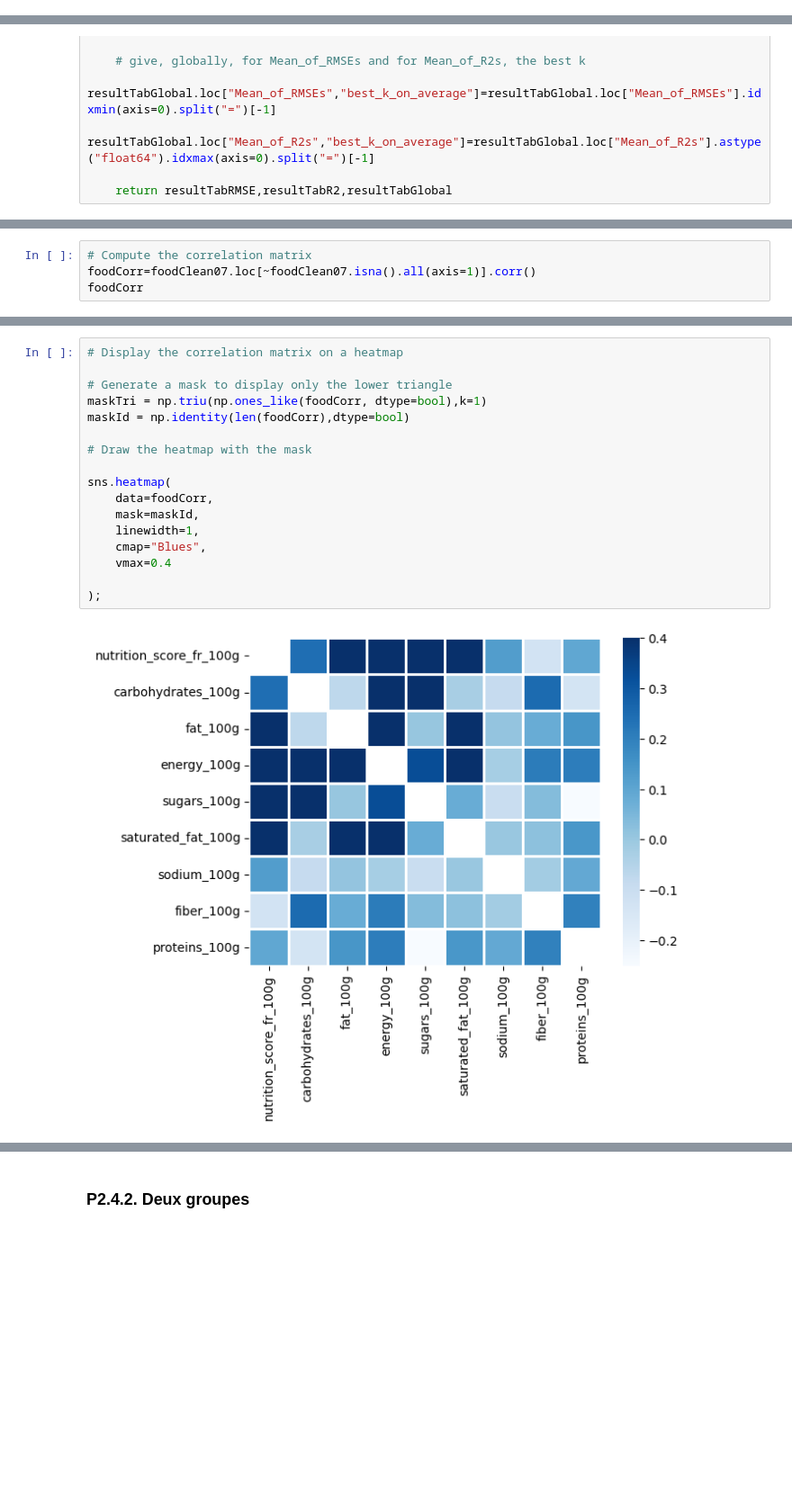
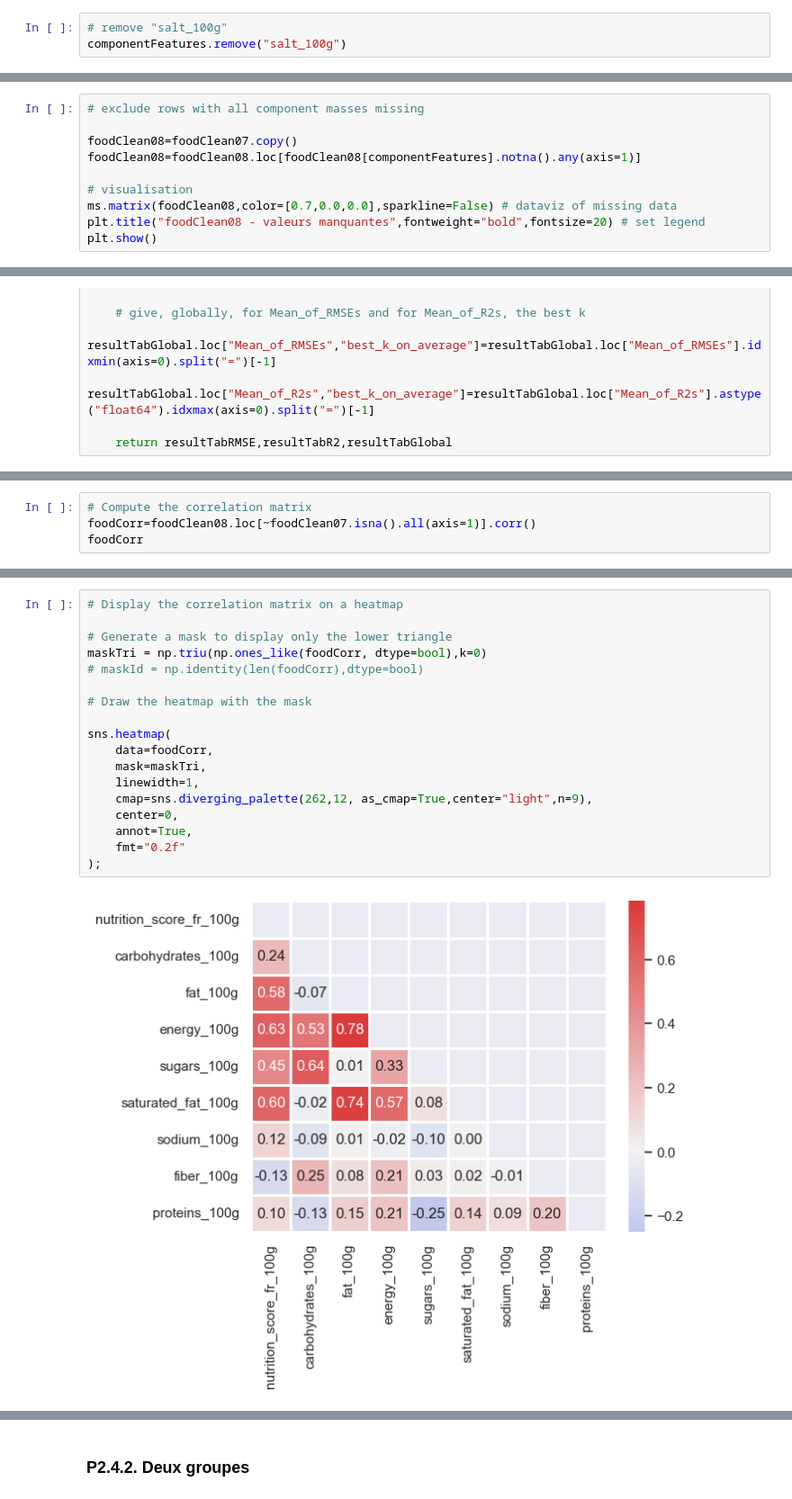
Before and after one commit to ClementPatin/OC-P3, a Jupyter notebook: Patin_Clement_1_notebook_052023.ipynb, the cells around one changed output, grey strips where cells are left out. Shown at 90% size. Drawn from its saved outputs; the diff is of its cells as text; blank space fills up the shorter version.

Commit message:
remove complete NaN rows - change imput methode explanation - redo tests - make groups based on corr

```diff
--- a/Patin_Clement_1_notebook_052023.ipynb
+++ b/Patin_Clement_1_notebook_052023.ipynb
@@ -851,4 +854,7 @@ foodClean06.loc[foodSaltOrSodium.index][["sodium_100g","salt_100g"]]
 | 286048 | NaN | NaN |
 | 296191 | NaN | NaN |
 | 302467 | NaN | NaN |
+# %%
+# remove "salt_100g"
+componentFeatures.remove("salt_100g")
 # %%
@@ -1057,0 +1084,10 @@ Nous allons dans un premier temps traiter les valeurs manquantes des variables n
+# %%
+# exclude rows with all component masses missing
+
+foodClean08=foodClean07.copy()
+foodClean08=foodClean08.loc[foodClean08[componentFeatures].notna().any(axis=1)]
+
+# visualisation
+ms.matrix(foodClean08,color=[0.7,0.0,0.0],sparkline=False) # dataviz of missing data
+plt.title("foodClean08 - valeurs manquantes",fontweight="bold",fontsize=20) # set legend
+plt.show()
@@ -1603,6 +1580,6 @@ foodIncompleteOthers.shape
 # %%
 # Compute the correlation matrix
-foodCorr=foodClean07.loc[~foodClean07.isna().all(axis=1)].corr()
+foodCorr=foodClean08.loc[~foodClean07.isna().all(axis=1)].corr()
 foodCorr
 # %% [output]
 |  | nutrition_score_fr_100g | carbohydrates_100g | fat_100g | energy_100g | sugars_100g | saturated_fat_100g | ... |
@@ -1618,19 +1595,20 @@ foodCorr
 # %%
 # Display the correlation matrix on a heatmap
 
 # Generate a mask to display only the lower triangle
-maskTri = np.triu(np.ones_like(foodCorr, dtype=bool),k=1)
-maskId = np.identity(len(foodCorr),dtype=bool)
+maskTri = np.triu(np.ones_like(foodCorr, dtype=bool),k=0)
+# maskId = np.identity(len(foodCorr),dtype=bool)
 
 # Draw the heatmap with the mask
 
 sns.heatmap(
     data=foodCorr,
-    mask=maskId,
+    mask=maskTri,
     linewidth=1,
-    cmap="Blues",
-    vmax=0.4
-
+    cmap=sns.diverging_palette(262,12, as_cmap=True,center="light",n=9),
+    center=0,
+    annot=True,
+    fmt="0.2f"
 );
 # %% [output]
-[figure, old version]
+[figure, new version]
```
Also changed, not shown: parts of 64 cells of this notebook.
